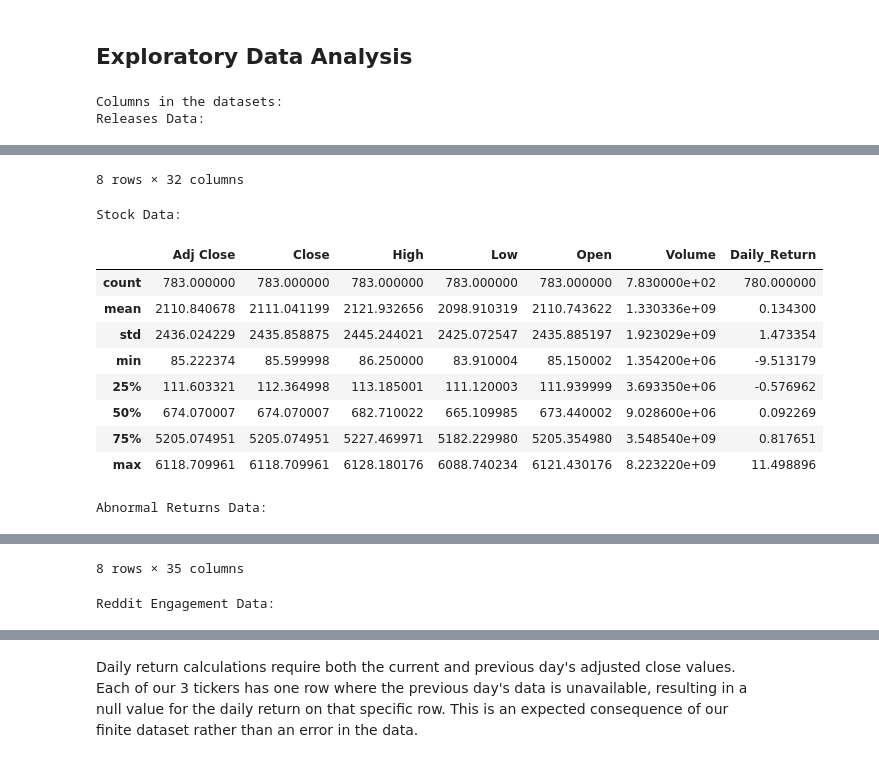
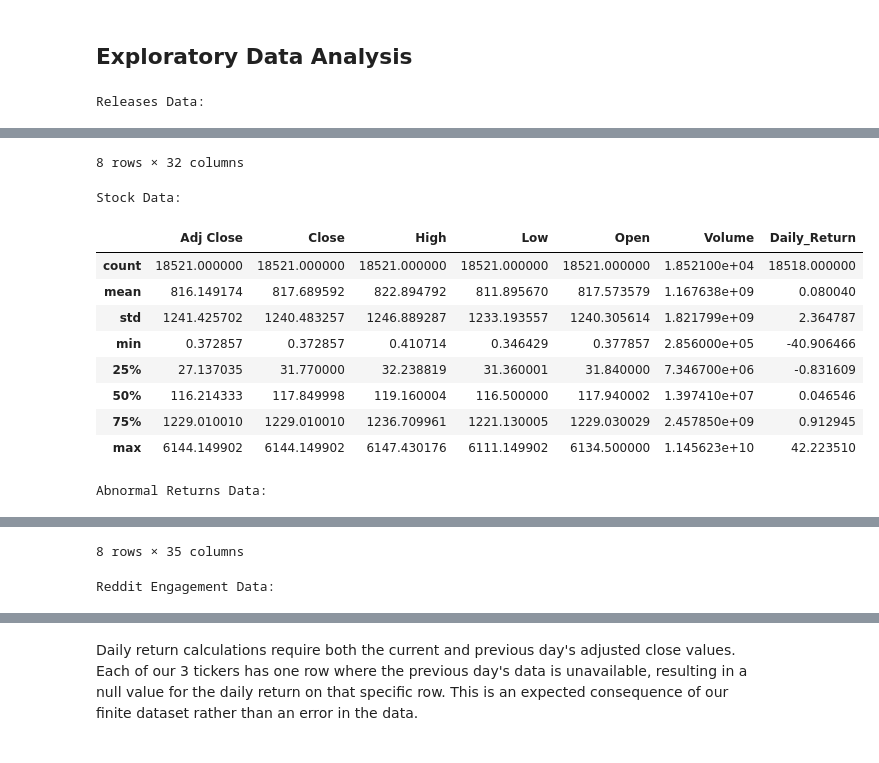
Before and after one commit to Maveluke/JSC370-Project, a Jupyter notebook: main.ipynb, the cells around one changed output, grey strips where cells are left out. Cells and saved outputs as stored; diff of their text form; code cells hidden in the pictures.

```diff
--- a/main.ipynb
+++ b/main.ipynb
@@ -585,11 +559,11 @@ minimal_posts_df.to_csv('reddit_engagement_minimal.csv', index=False)
 ## Read existing CSV files
 # %%
 # Read the data from the CSV files (not necessary to run the code if the data is already available)
-releases_df = pd.read_csv('top_releases.csv')
-stock_data = pd.read_csv('stock_data.csv')
-returns_df = pd.read_csv('abnormal_returns.csv')
-engagement_df = pd.read_csv('reddit_engagement.csv')
-minimal_posts_df = pd.read_csv('reddit_engagement_minimal.csv')
+releases_df = pd.read_csv('data/top_releases.csv')
+stock_data = pd.read_csv('data/stock_data.csv')
+returns_df = pd.read_csv('data/abnormal_returns.csv')
+engagement_df = pd.read_csv('data/reddit_engagement.csv')
+minimal_posts_df = pd.read_csv('data/reddit_engagement_minimal.csv')
 
 all_genres = list(releases_df.columns[9:-2])
 # %% [markdown]
@@ -601,7 +575,6 @@ stock_data_summary = stock_data.describe()
 returns_df_summary = returns_df.describe()
 engagement_df_summary = engagement_df.describe()
 
-print(f"Columns in the datasets:")
 print("Releases Data:")
 display(release_df_summary)
 print("Stock Data:")
@@ -610,7 +583,11 @@ print("Abnormal Returns Data:")
 display(returns_df_summary)
 print("Reddit Engagement Data:")
 display(engagement_df_summary)
+
+release_df_summary.to_csv('summary/release_df_summary.csv', index=False)
+stock_data_summary.to_csv('summary/stock_data_summary.csv', index=False)
+returns_df_summary.to_csv('summary/returns_df_summary.csv', index=False)
+engagement_df_summary.to_csv('summary/engagement_df_summary.csv', index=False)
 # %% [output]
-Columns in the datasets:
 Releases Data:
 |  | id | popularity | vote_average | vote_count | provider_id | Action & Adventure | Animation | Comedy | ... |
@@ -625,13 +602,13 @@ Releases Data:
 8 rows × 32 columns
 Stock Data:
 |  | Adj Close | Close | High | Low | Open | Volume | Daily_Return |
-| count | 783.000000 | 783.000000 | 783.000000 | 783.000000 | 783.000000 | 7.830000e+02 | 780.000000 |
-| mean | 2110.840678 | 2111.041199 | 2121.932656 | 2098.910319 | 2110.743622 | 1.330336e+09 | 0.134300 |
-| std | 2436.024229 | 2435.858875 | 2445.244021 | 2425.072547 | 2435.885197 | 1.923029e+09 | 1.473354 |
-| min | 85.222374 | 85.599998 | 86.250000 | 83.910004 | 85.150002 | 1.354200e+06 | -9.513179 |
-| 25% | 111.603321 | 112.364998 | 113.185001 | 111.120003 | 111.939999 | 3.693350e+06 | -0.576962 |
-| 50% | 674.070007 | 674.070007 | 682.710022 | 665.109985 | 673.440002 | 9.028600e+06 | 0.092269 |
-| 75% | 5205.074951 | 5205.074951 | 5227.469971 | 5182.229980 | 5205.354980 | 3.548540e+09 | 0.817651 |
-| max | 6118.709961 | 6118.709961 | 6128.180176 | 6088.740234 | 6121.430176 | 8.223220e+09 | 11.498896 |
+| count | 18521.000000 | 18521.000000 | 18521.000000 | 18521.000000 | 18521.000000 | 1.852100e+04 | 18518.000000 |
+| mean | 816.149174 | 817.689592 | 822.894792 | 811.895670 | 817.573579 | 1.167638e+09 | 0.080040 |
+| std | 1241.425702 | 1240.483257 | 1246.889287 | 1233.193557 | 1240.305614 | 1.821799e+09 | 2.364787 |
+| min | 0.372857 | 0.372857 | 0.410714 | 0.346429 | 0.377857 | 2.856000e+05 | -40.906466 |
+| 25% | 27.137035 | 31.770000 | 32.238819 | 31.360001 | 31.840000 | 7.346700e+06 | -0.831609 |
+| 50% | 116.214333 | 117.849998 | 119.160004 | 116.500000 | 117.940002 | 1.397410e+07 | 0.046546 |
+| 75% | 1229.010010 | 1229.010010 | 1236.709961 | 1221.130005 | 1229.030029 | 2.457850e+09 | 0.912945 |
+| max | 6144.149902 | 6144.149902 | 6147.430176 | 6111.149902 | 6134.500000 | 1.145623e+10 | 42.223510 |
 Abnormal Returns Data:
 |  | id | popularity | vote_average | vote_count | provider_id | Action & Adventure | Animation | Comedy | ... |
```
Also changed, not shown: parts of 37 cells of this notebook, 8 other files.
